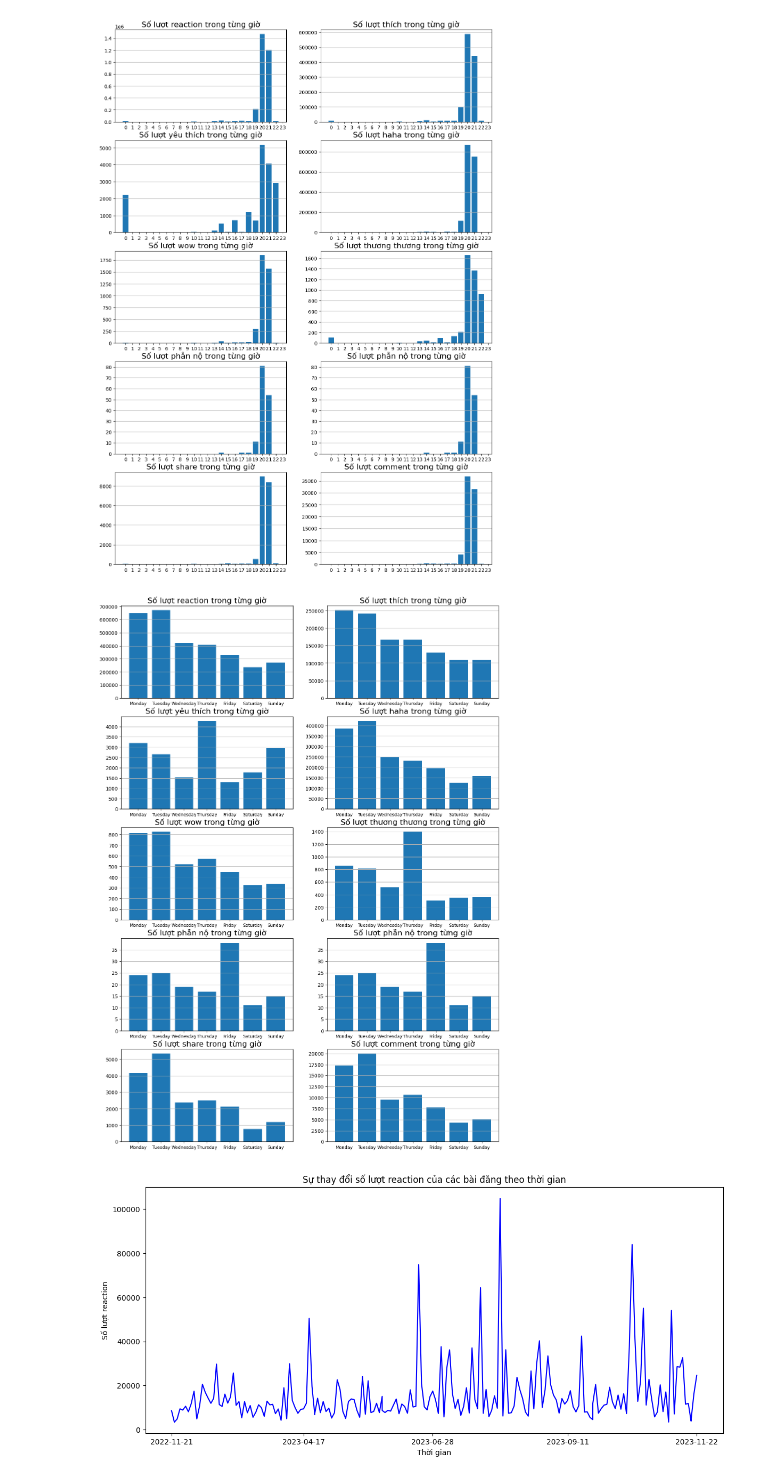
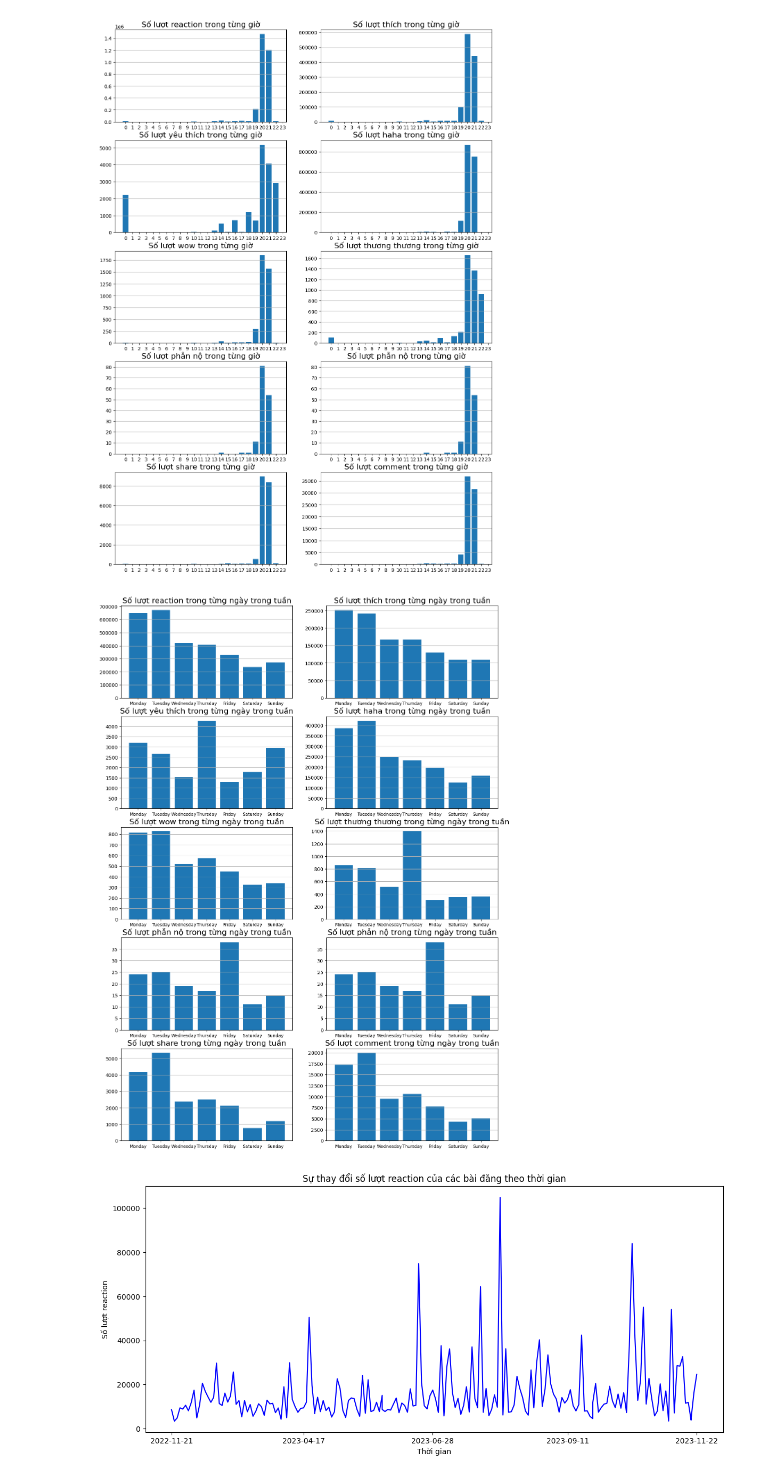
Before and after one commit to nqtuan2553/final-project, a Jupyter notebook: 3.Reaction_analyze.ipynb, the cells around one changed output. Cells and saved outputs as stored; diff of their text form; code cells hidden in the pictures.

```diff
--- a/3.Reaction_analyze.ipynb
+++ b/3.Reaction_analyze.ipynb
@@ -248,7 +248,7 @@ a = df.groupby('day_of_week')['reaction_count'].sum().reset_index()
 a['day_of_week_number'] = a['day_of_week'].map(day_of_week_number)
 a = a.sort_values(by='day_of_week_number', ascending=True)
 ax1.bar(a['day_of_week'], a['reaction_count'])
-ax1.set_title("Số lượt reaction trong từng giờ", fontdict={'size': 16})
+ax1.set_title("Số lượt reaction trong từng ngày trong tuần", fontdict={'size': 16})
 ax1.tick_params(axis='x', labelsize=9)
 ax1.grid(axis='y')
 
@@ -257,7 +257,7 @@ a = df.groupby('day_of_week')['thích'].sum().reset_index()
 a['day_of_week_number'] = a['day_of_week'].map(day_of_week_number)
 a = a.sort_values(by='day_of_week_number', ascending=True)
 ax2.bar(a['day_of_week'], a['thích'])
-ax2.set_title("Số lượt thích trong từng giờ", fontdict={'size': 16})
+ax2.set_title("Số lượt thích trong từng ngày trong tuần", fontdict={'size': 16})
 ax2.tick_params(axis='x', labelsize=9)
 ax2.grid(axis='y')
 
@@ -266,7 +266,7 @@ a = df.groupby('day_of_week')['yêu thích'].sum().reset_index()
 a['day_of_week_number'] = a['day_of_week'].map(day_of_week_number)
 a = a.sort_values(by='day_of_week_number', ascending=True)
 ax3.bar(a['day_of_week'], a['yêu thích'])
-ax3.set_title("Số lượt yêu thích trong từng giờ", fontdict={'size': 16})
+ax3.set_title("Số lượt yêu thích trong từng ngày trong tuần", fontdict={'size': 16})
 ax3.tick_params(axis='x', labelsize=9)
 ax3.grid(axis='y')
 
@@ -275,7 +275,7 @@ a = df.groupby('day_of_week')['haha'].sum().reset_index()
 a['day_of_week_number'] = a['day_of_week'].map(day_of_week_number)
 a = a.sort_values(by='day_of_week_number', ascending=True)
 ax4.bar(a['day_of_week'], a['haha'])
-ax4.set_title("Số lượt haha trong từng giờ", fontdict={'size': 16})
+ax4.set_title("Số lượt haha trong từng ngày trong tuần", fontdict={'size': 16})
 ax4.tick_params(axis='x', labelsize=9)
 ax4.grid(axis='y')
 
@@ -284,7 +284,7 @@ a = df.groupby('day_of_week')['wow'].sum().reset_index()
 a['day_of_week_number'] = a['day_of_week'].map(day_of_week_number)
 a = a.sort_values(by='day_of_week_number', ascending=True)
 ax5.bar(a['day_of_week'], a['wow'])
-ax5.set_title("Số lượt wow trong từng giờ", fontdict={'size': 16})
+ax5.set_title("Số lượt wow trong từng ngày trong tuần", fontdict={'size': 16})
 ax5.tick_params(axis='x', labelsize=9)
 ax5.grid(axis='y')
 
@@ -293,7 +293,7 @@ a = df.groupby('day_of_week')['thương thương'].sum().reset_index()
 a['day_of_week_number'] = a['day_of_week'].map(day_of_week_number)
 a = a.sort_values(by='day_of_week_number', ascending=True)
 ax6.bar(a['day_of_week'], a['thương thương'])
-ax6.set_title("Số lượt thương thương trong từng giờ", fontdict={'size': 16})
+ax6.set_title("Số lượt thương thương trong từng ngày trong tuần", fontdict={'size': 16})
 ax6.tick_params(axis='x', labelsize=9)
 ax6.grid(axis='y')
 
@@ -302,38 +302,38 @@ a = df.groupby('day_of_week')['phẫn nộ'].sum().reset_index()
 a['day_of_week_number'] = a['day_of_week'].map(day_of_week_number)
 a = a.sort_values(by='day_of_week_number', ascending=True)
 ax7.bar(a['day_of_week'], a['phẫn nộ'])
-ax7.set_title("Số lượt phẫn nộ trong từng giờ", fontdict={'size': 16})
+ax7.set_title("Số lượt phẫn nộ trong từng ngày trong tuần", fontdict={'size': 16})
 ax7.tick_params(axis='x', labelsize=9)
 ax7.grid(axis='y')
 
 ax8 = plt.subplot2grid((5, 2), (3, 1))
 a = df.groupby('day_of_week')['phẫn nộ'].sum().reset_index()
 a['day_of_week_number'] = a['day_of_week'].map(day_of_week_number)
 a = a.sort_values(by='day_of_week_number', ascending=True)
 ax8.bar(a['day_of_week'], a['phẫn nộ'])
-ax8.set_title("Số lượt phẫn nộ trong từng giờ", fontdict={'size': 16})
+ax8.set_title("Số lượt phẫn nộ trong từng ngày trong tuần", fontdict={'size': 16})
 ax8.tick_params(axis='x', labelsize=9)
 ax8.grid(axis='y')
 
 ax9 = plt.subplot2grid((5, 2), (4, 0))
 a = df.groupby('day_of_week')['shares'].sum().reset_index()
 a['day_of_week_number'] = a['day_of_week'].map(day_of_week_number)
 a = a.sort_values(by='day_of_week_number', ascending=True)
 ax9.bar(a['day_of_week'], a['shares'])
-ax9.set_title("Số lượt share trong từng giờ", fontdict={'size': 16})
+ax9.set_title("Số lượt share trong từng ngày trong tuần", fontdict={'size': 16})
 ax9.tick_params(axis='x', labelsize=9)
 ax9.grid(axis='y')
 
 ax10 = plt.subplot2grid((5, 2), (4, 1))
 a = df.groupby('day_of_week')['comments'].sum().reset_index()
 a['day_of_week_number'] = a['day_of_week'].map(day_of_week_number)
 a = a.sort_values(by='day_of_week_number', ascending=True)
 ax10.bar(a['day_of_week'], a['comments'])
-ax10.set_title("Số lượt comment trong từng giờ", fontdict={'size': 16})
+ax10.set_title("Số lượt comment trong từng ngày trong tuần", fontdict={'size': 16})
 ax10.tick_params(axis='x', labelsize=9)
 ax10.grid(axis='y')
 # %% [output]
-[figure, old version]
+[figure, new version]
 # %%
 selected_ticks = [df['d-m-y'].iloc[0], df['d-m-y'].iloc[48], df['d-m-y'].iloc[96], df['d-m-y'].iloc[144], df['d-m-y'].iloc[-1]]
 x = df['d-m-y'].to_list()
```
Also changed, not shown: parts of 1 cell of this notebook.
